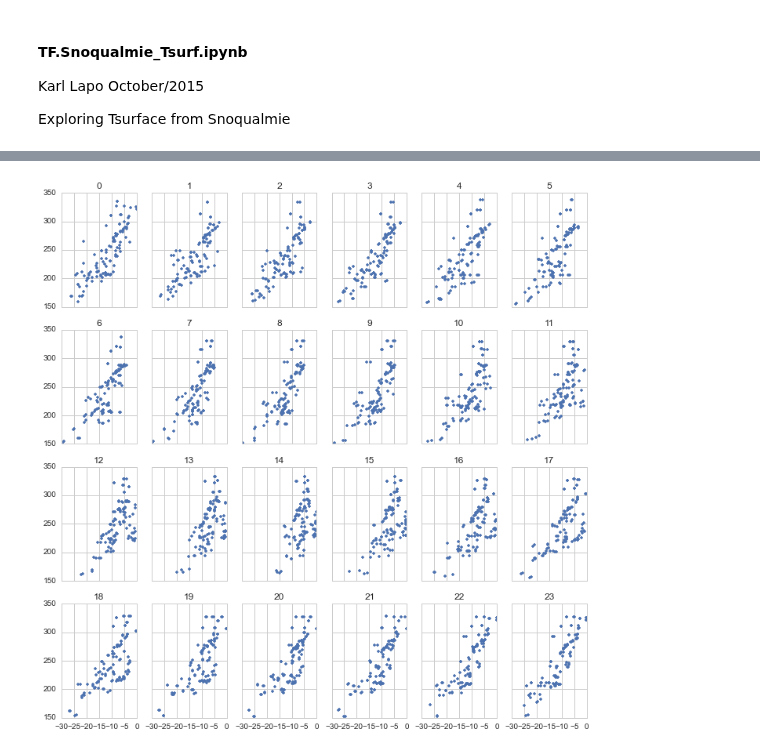
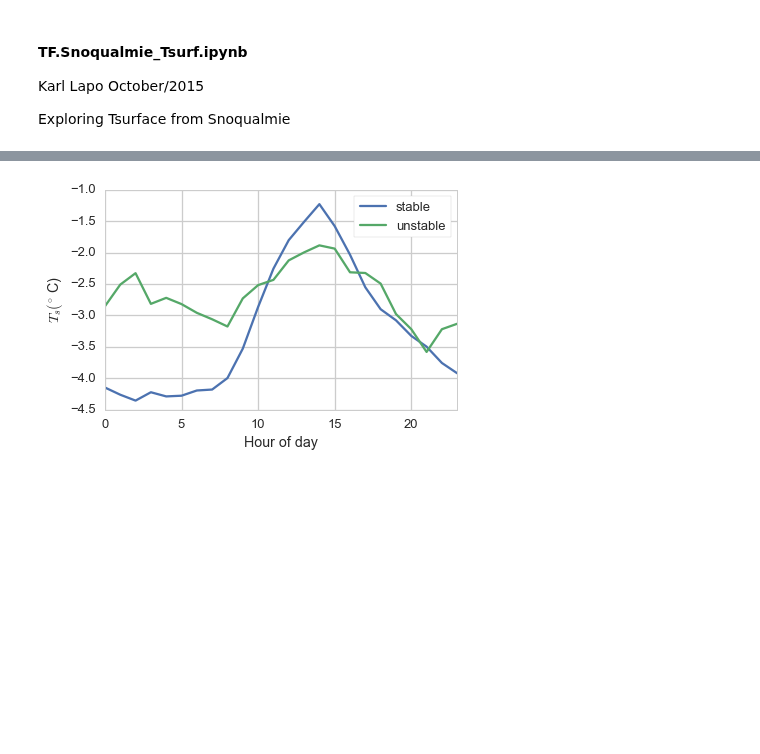
Before and after one commit to klapo/TurbulenceFeedbacks, a Jupyter notebook: TF.Snoqualmie_Tsurf.ipynb, the cells around one changed output, grey strips where cells are left out. Drawn from its saved outputs; the diff is of its cells as text; code cells hidden in the pictures; blank space fills up the shorter version.

```diff
--- a/TF.Snoqualmie_Tsurf.ipynb
+++ b/TF.Snoqualmie_Tsurf.ipynb
@@ -115,11 +113,21 @@ ax.set_ylabel('Number of observations')
-# %%
-fig,axes = plt.subplots(4,6,sharey='row',sharex='col',figsize=(12,12))
-axes = axes.flatten()
-for hh in np.arange(0,24):
-    ax = axes[hh]
-    ts = ds.Tsurf.sel(time=(Tdew<-5) & (ds['time.hour'] == hh))
-    lwdwn = ds.LWdwn.sel(time=(Tdew<-5) & (ds['time.hour'] == hh))
-    ax.plot(ts,lwdwn,'.')
-    ax.set_title(str(hh))
-# %% [output]
-[figure, removed]
+# %%
+#### Tsurf - daily composite by stability
+Ri_thresh = .2
+
+fig,ax = plt.subplots(1,1,figsize=(6,4))
+
+# Composite Tsurf (stable)
+plt.plot(np.arange(0,24),ds.Tsurf.sel(time=(ds.Ri > Ri_thresh)).groupby('time.hour').mean('time'),label='stable')
+plt.plot(np.arange(0,24),ds.Tsurf.sel(time=(ds.Ri <= Ri_thresh)).groupby('time.hour').mean('time'),label='unstable')
+
+ax.legend(loc='best',frameon=True)
+ax.set_xlim(0,23)
+ax.set_xlabel('Hour of day')
+ax.set_ylabel('$ T_{s} (^{\circ}$ C)')
+
+
+os.chdir(dir_print)
+fig.tight_layout()
+fig.savefig('SNQ.Ts.DiurnalComposite.pdf')
+# %% [output]
+[figure, added]
```
Also changed, not shown: parts of 9 cells of this notebook, 7 other files.
